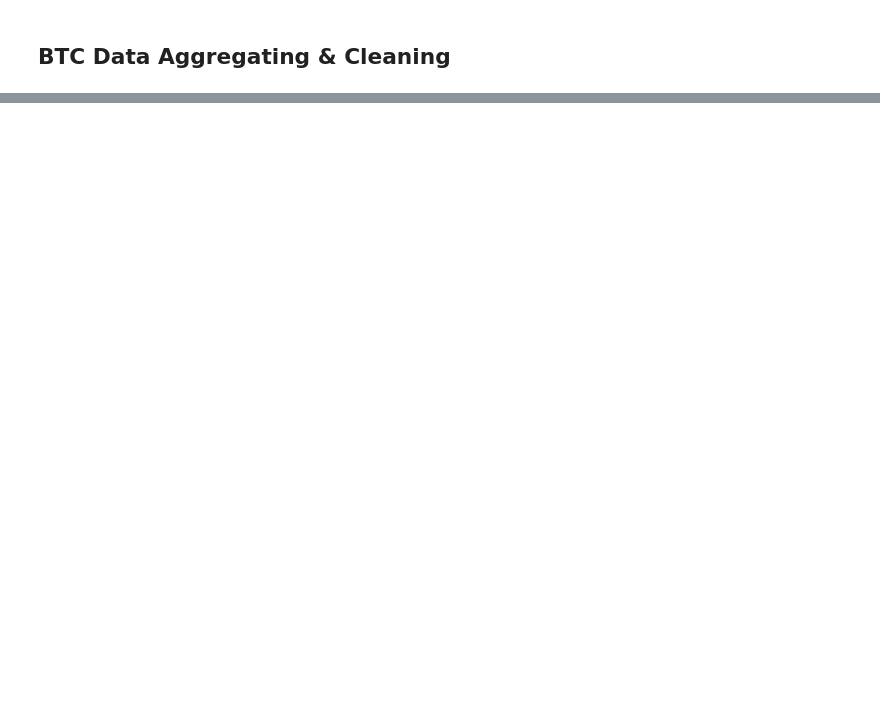
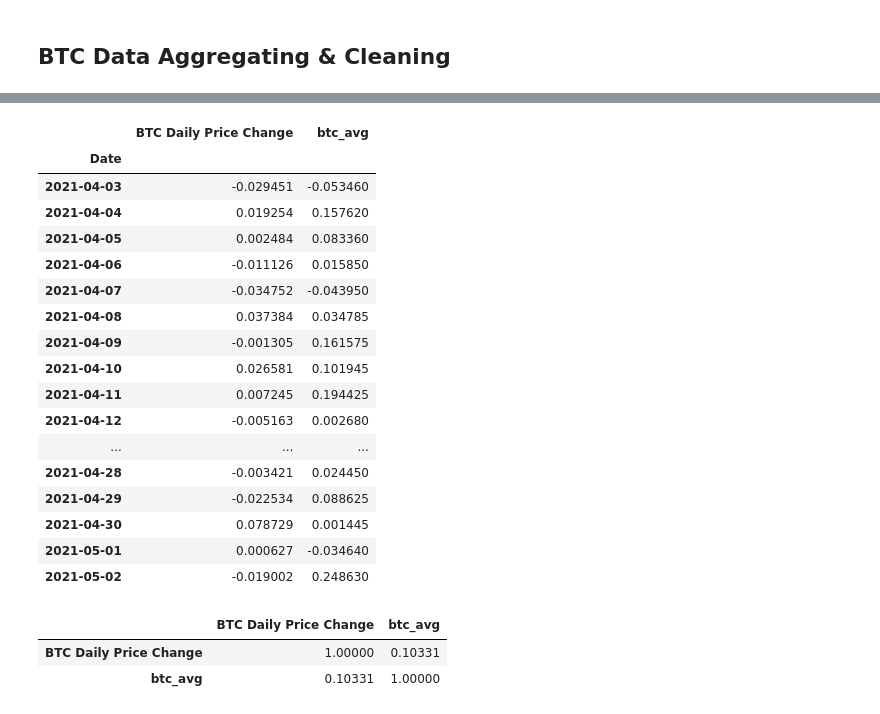
Before and after one commit to glensven/LSTM_Crypto_Sentiment_Analysis, a Jupyter notebook: Glen_Code/Glen_Code.ipynb, the cells around one changed output, grey strips where cells are left out. Drawn from its saved outputs; the diff is of its cells as text; code cells hidden in the pictures; blank space fills up the shorter version.

```diff
--- a/Glen_Code/Glen_Code.ipynb
+++ b/Glen_Code/Glen_Code.ipynb
@@ -114,0 +202,69 @@ btc_data.tail()
+# %%
+# Consider using previously defined function(s):
+def create_df(news, language):
+    articles = []
+    for article in news:
+        try:
+            text = article["content"]
+            articles.append({
+                "text": text,
+            })
+        except AttributeError:
+            pass
+    return pd.DataFrame(articles)
+
+
+
+def headline_sentiment_summarizer_avg(headlines):
+    sentiment = []
+    for day in headlines:
+        day_score = []
+        for h in day:
+            if h == None:
+                continue
+            else:
+                day_score.append(sid.polarity_scores(h)["compound"])
+        sentiment.append(sum(day_score) / len(day_score))
+    return sentiment
+# The function above should retain dates already
+# %%
+btc_avg_sent = pd.DataFrame(
+    {
+        "btc_avg": headline_sentiment_summarizer_avg(btc_headlines),
+    }
+)
+# %%
+# Set the index value of the sentiment averages DataFrame to be the series of dates.
+btc_avg_sent.index = pd.to_datetime(dates)
+# %%
+# Merge with BTC returns
+btc_sentiments = btc_daily_price_pct_change.join(btc_avg_sent).dropna(how="any")
+
+# Display data
+display(btc_sentiments)
+# %% [output]
+|  | BTC Daily Price Change | btc_avg |
+| Date |  |  |
+| 2021-04-03 | -0.029451 | -0.053460 |
+| 2021-04-04 | 0.019254 | 0.157620 |
+| 2021-04-05 | 0.002484 | 0.083360 |
+| 2021-04-06 | -0.011126 | 0.015850 |
+| 2021-04-07 | -0.034752 | -0.043950 |
+| 2021-04-08 | 0.037384 | 0.034785 |
+| 2021-04-09 | -0.001305 | 0.161575 |
+| 2021-04-10 | 0.026581 | 0.101945 |
+| 2021-04-11 | 0.007245 | 0.194425 |
+| 2021-04-12 | -0.005163 | 0.002680 |
+| ... | ... | ... |
+| 2021-04-28 | -0.003421 | 0.024450 |
+| 2021-04-29 | -0.022534 | 0.088625 |
+| 2021-04-30 | 0.078729 | 0.001445 |
+| 2021-05-01 | 0.000627 | -0.034640 |
+| 2021-05-02 | -0.019002 | 0.248630 |
+# %%
+# Correlate the headlines' sentiment to returns
+btc_sentiments.corr()
+# %% [output]
+|  | BTC Daily Price Change | btc_avg |
+| BTC Daily Price Change | 1.00000 | 0.10331 |
+| btc_avg | 0.10331 | 1.00000 |
```
Also changed, not shown: parts of 17 cells of this notebook.
